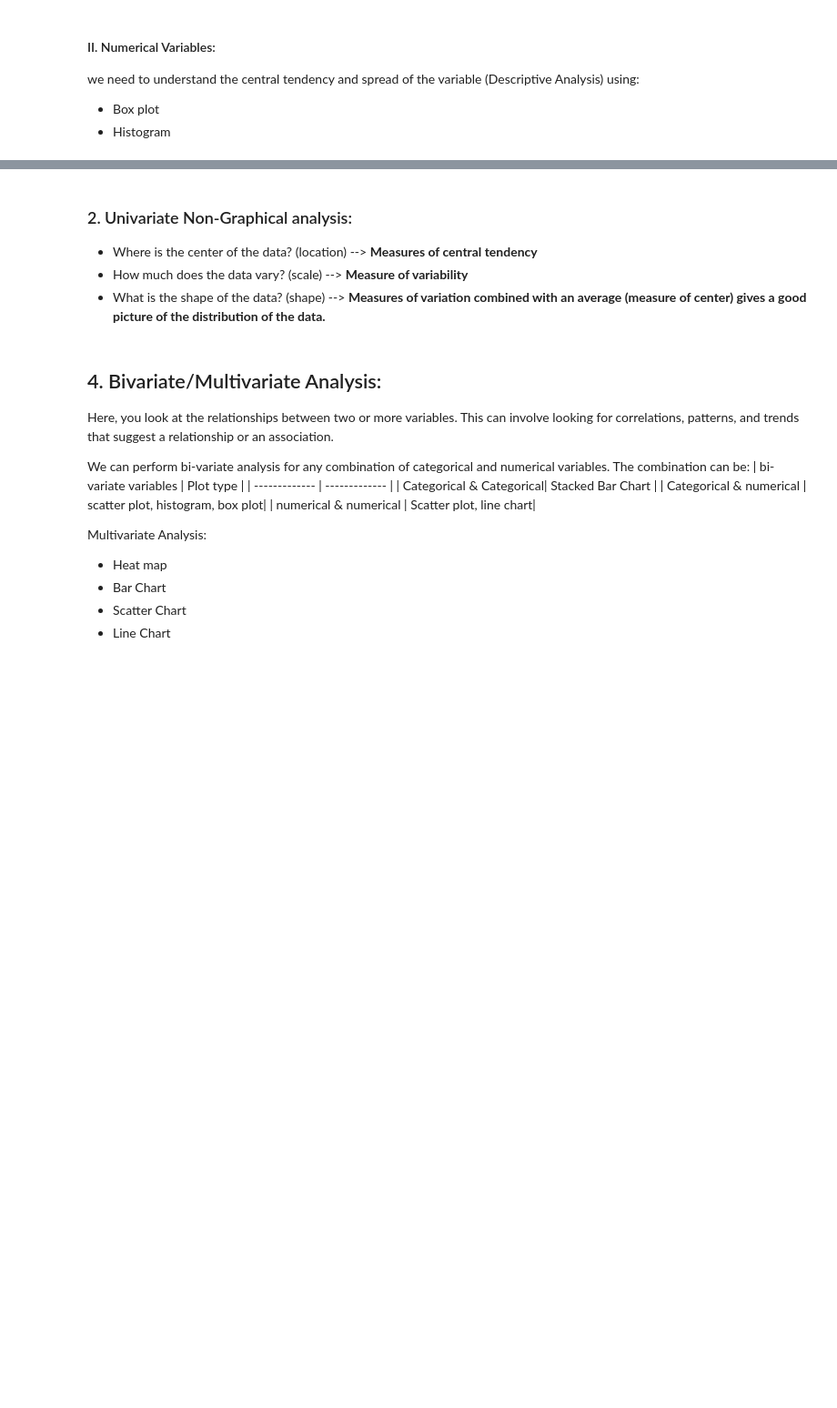
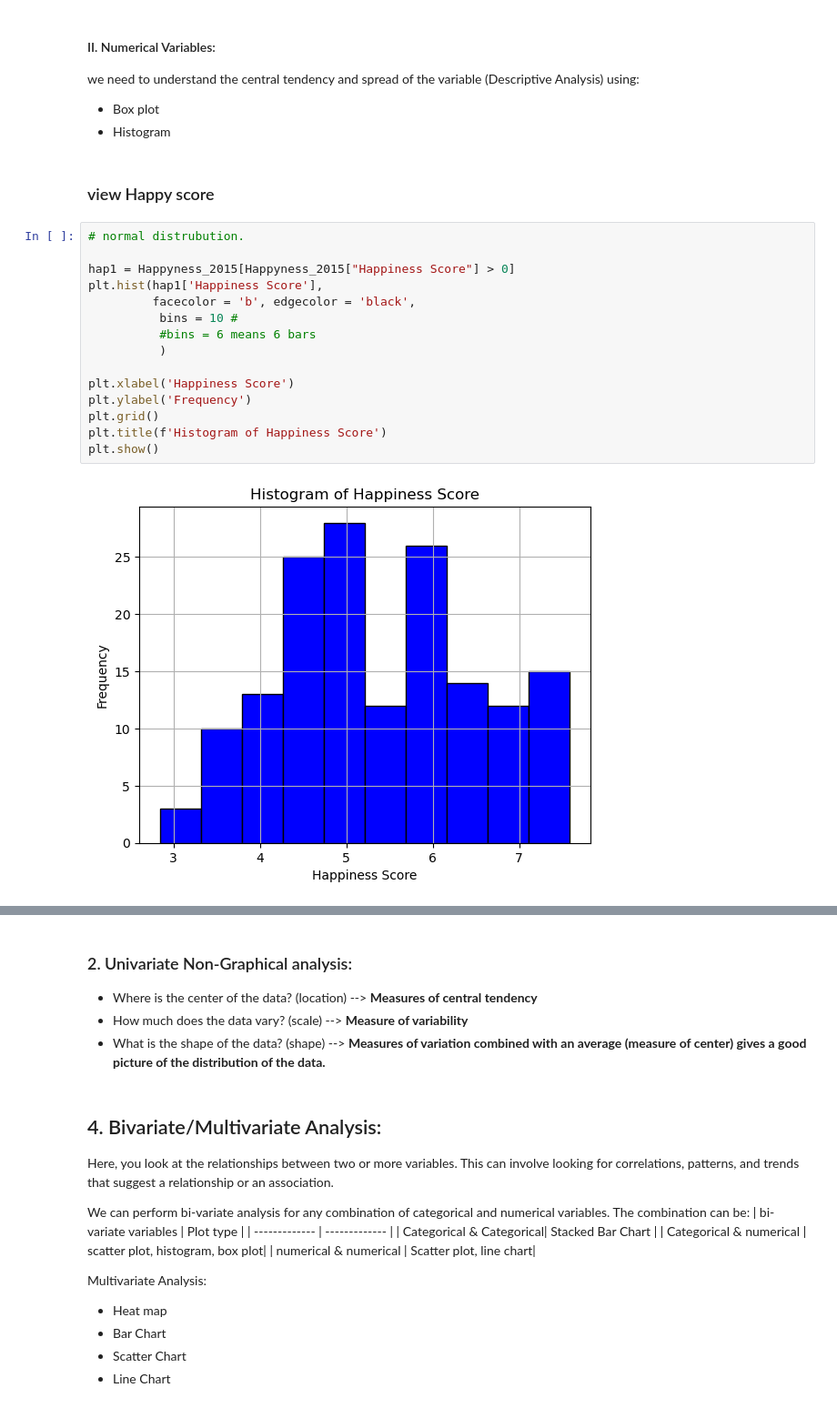
Before and after one commit to Tuwaiq-DS-ML-bootcamp-V-9/Usecase-2, a Jupyter notebook: EDA explain template_MeshalAlsanari.ipynb, the cells around one changed output, grey strips where cells are left out. Shown at 91% size. Saved outputs shown, nothing was run; the diff lists cells and outputs as text; blank space fills up the shorter version.

```diff
--- a/EDA explain template_MeshalAlsanari.ipynb
+++ b/EDA explain template_MeshalAlsanari.ipynb
@@ -1076,3 +1173,22 @@ we’ll use frequency table to understand distribution of each category
 we need to understand the central tendency and spread of the variable (Descriptive Analysis) using:
    - Box plot
    - Histogram
+# %% [markdown]
+### view Happy score
+# %%
+# normal distrubution.
+
+hap1 = Happyness_2015[Happyness_2015["Happiness Score"] > 0]
+plt.hist(hap1['Happiness Score'],
+         facecolor = 'b', edgecolor = 'black',
+          bins = 10 #
+          #bins = 6 means 6 bars
+          )
+
+plt.xlabel('Happiness Score')
+plt.ylabel('Frequency')
+plt.grid()
+plt.title(f'Histogram of Happiness Score')
+plt.show()
+# %% [output]
+[figure, added]
```
Also changed, not shown: parts of 47 cells of this notebook, 5 other files.
